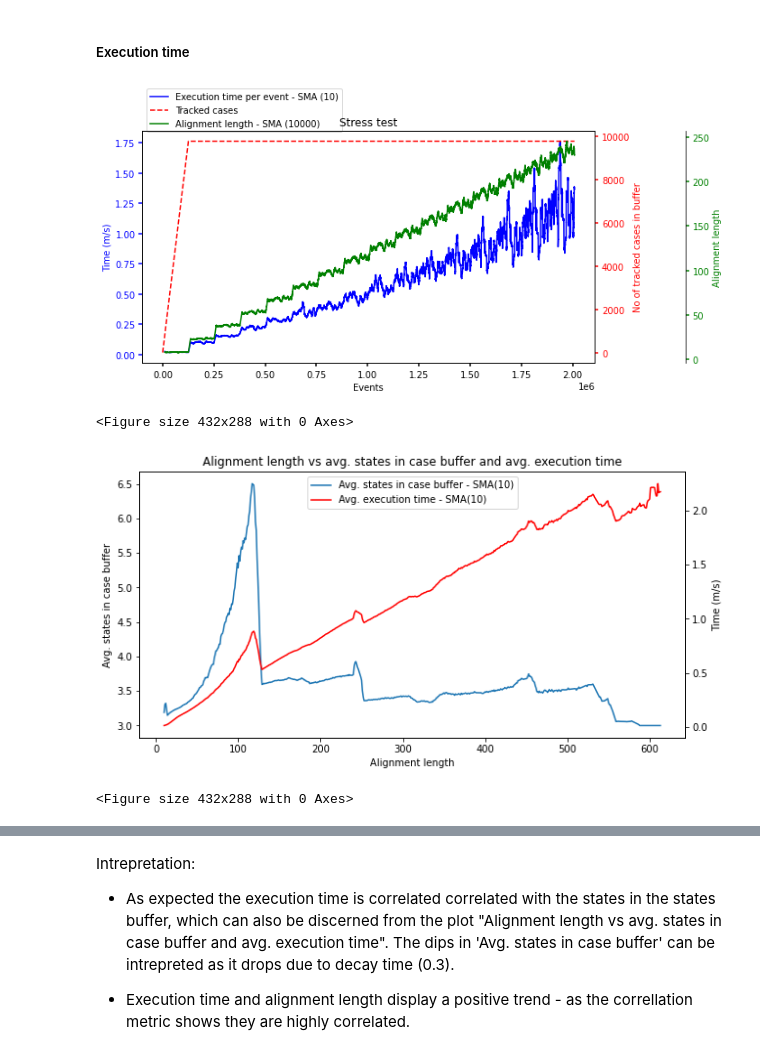
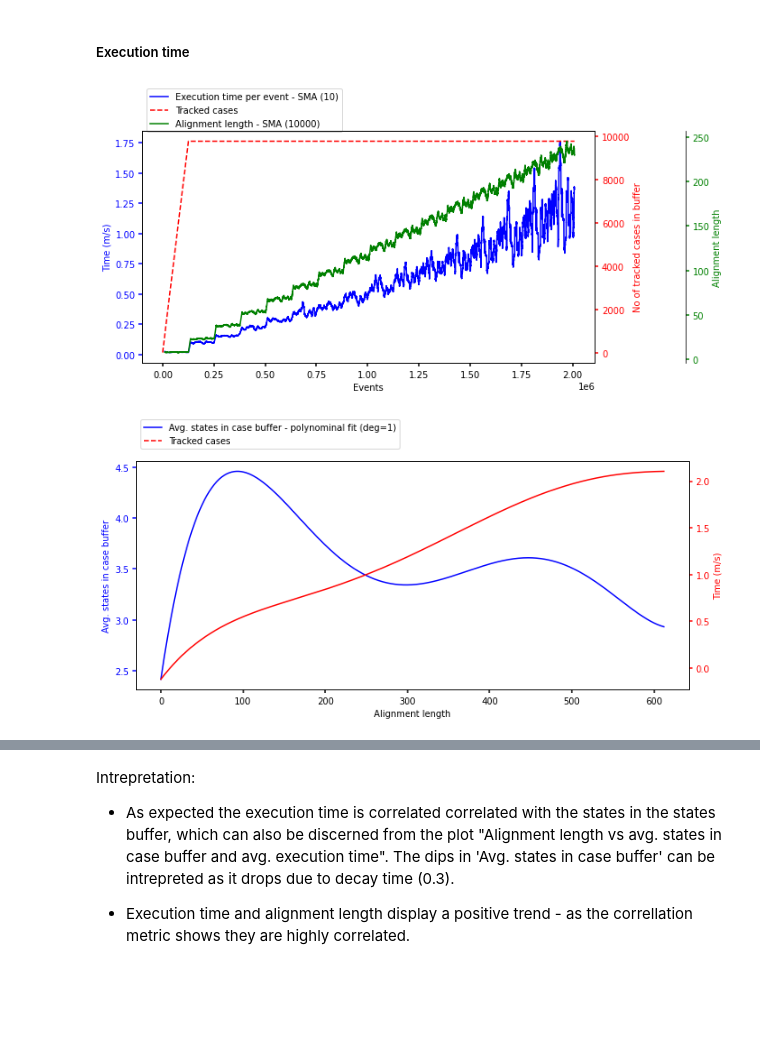
Before and after one commit to MaxTNielsen/ConformanceCheckingUsingTries, a Jupyter notebook: Jupyter/analysis.ipynb, the cells around one changed output, grey strips where cells are left out. Cells and saved outputs as stored; diff of their text form; code cells hidden in the pictures; blank space fills up the shorter version.

Commit message:
redoing figures

```diff
--- a/Jupyter/analysis.ipynb
+++ b/Jupyter/analysis.ipynb
@@ -560,6 +565,8 @@ stress_test_time.describe()
 # %% [markdown]
 ##### Execution time
 # %%
+x = np.arange(stress_test_time.shape[0])
+
 fig, ax = plt.subplots(figsize=(10,5))
 
 ax1 = ax.twinx()
@@ -590,36 +597,52 @@ ax.legend(handles=[p1, p2, p3], bbox_to_anchor=(0, 1.2, 1, 0), loc=2)
 ax2.spines.right.set_position(("axes", 1.2))
 
 fig.tight_layout()
-plt.title("Stress test")
+#plt.title("Stress test")
+plt.savefig("images/cases 10000 - execution time, tracked cases, alignment length.pdf")
 plt.show()
-
-plt.savefig("cases 10000 - execution time, tracked cases, alignment length.pdf")
 # %% [output]
-[figure, old version]
+[figure, new version]
-<Figure size 432x288 with 0 Axes>
 # %%
 avg_quesize = stress_test_time.groupby('Alignment length').agg({'Total states':np.mean, 'ExecutionTime':np.mean})
-fig, ax1 = plt.subplots(figsize=(10,5))
-ax1.plot(avg_quesize.index, avg_quesize['Total states'].rolling(10).mean(), label='Avg. states in case buffer - SMA(10)');
-ax1.set_xlabel('Alignment length')
-ax1.set_ylabel('Avg. states in case buffer')
+x = np.arange(avg_quesize.shape[0])
 
-ax2 = ax1.twinx()
-ax2.plot(avg_quesize.index, avg_quesize['ExecutionTime'].rolling(10).mean(), color='red', label='Avg. execution time - SMA(10)');
-ax2.set_ylabel('Time (m/s)')
+fig, ax = plt.subplots(figsize=(10,5))
 
-h1, l1 = ax1.get_legend_handles_labels()
-h2, l2 = ax2.get_legend_handles_labels()
-ax1.legend(h1+h2, l1+l2, loc=9)
+poly_fn = Polynomial.fit(x, avg_quesize['Total states'].values, 5)
+y = poly_fn(x)
 
-plt.title('Alignment length vs avg. states in case buffer and avg. execution time')
+p1, = ax.plot(y, 'b-', label="Avg. states in case buffer - polynominal fit (deg=1)")
+ax.set_xlabel('Alignment length')
+ax.set_ylabel('Avg. states in case buffer')
+# ax1.plot(avg_quesize.index, avg_quesize['Total states'].rolling(10).mean(), label='Avg. states in case buffer - SMA(10)');
+
+poly_fn = Polynomial.fit(x, avg_quesize['ExecutionTime'].values, 5)
+y = poly_fn(x)
+
+ax1 = ax.twinx()
+p2, ax1.plot(y, color='red', label='Avg. execution time - polynominal fit (deg=1)');
+#p2, ax2.plot(avg_quesize.index, avg_quesize['ExecutionTime'].rolling(10).mean(), color='red', label='Avg. execution time - SMA(10)');
+ax1.set_ylabel('Time (m/s)')
+
+ax.yaxis.label.set_color(p1.get_color())
+ax1.yaxis.label.set_color(p2.get_color())
+
+tkw = dict(size=4, width=1.5)
+
+ax.tick_params(axis='y', colors=p1.get_color(), **tkw)
+ax1.tick_params(axis='y', colors=p2.get_color(), **tkw)
+ax.tick_params(axis='x', **tkw)
+
+ax.legend(handles=[p1, p2], bbox_to_anchor=(0, 1.2, 1, 0), loc=2)
+ax1.spines.right.set_position(("axes", 1.))
+
+fig.tight_layout()
+#plt.title('Alignment length vs avg. states in case buffer and avg. execution time')
 plt.xlabel('Alignment Length')
+plt.savefig("images/cases 10000 - alignment length vs states in case buffer and avg execution time.pdf")
 plt.show()
-
-plt.savefig("cases 10000 - alignment length vs states in case buffer and avg execution time.pdf")
 # %% [output]
-[figure, old version]
+[figure, new version]
-<Figure size 432x288 with 0 Axes>
 # %%
 rho_time_alg = stats.spearmanr(stress_test_time['ExecutionTime'], stress_test_time['Alignment length'])
 rho_time_cases = stats.spearmanr(stress_test_time['ExecutionTime'], stress_test_time['Total cases'])
```
Also changed, not shown: parts of 36 cells of this notebook, 4 other files.
